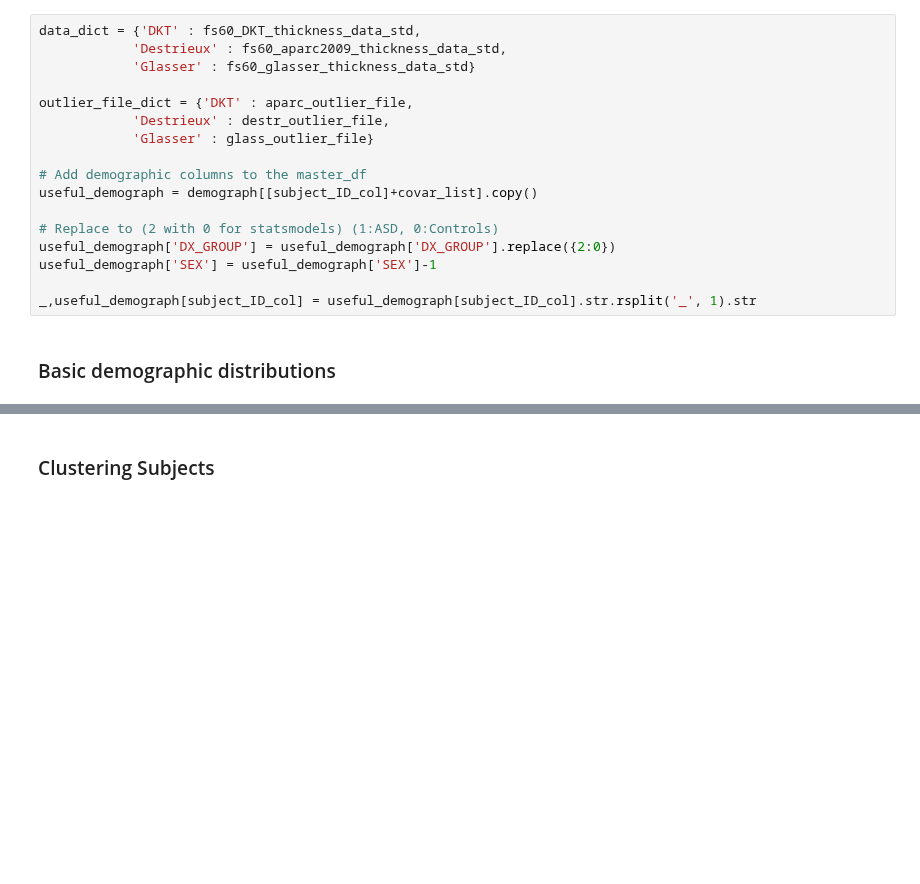
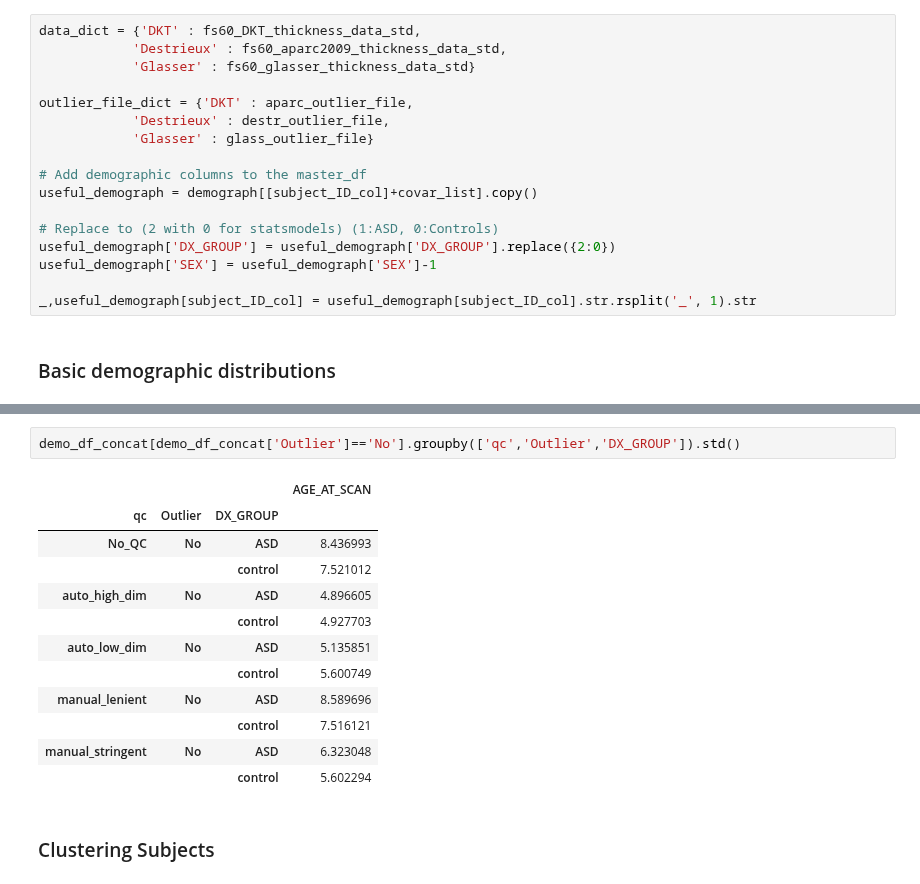
Before and after one commit to neurodatascience/compare-surf-tools, a Jupyter notebook: notebooks/run_atlas_comparisons.ipynb, the cells around one changed output, grey strips where cells are left out. Drawn from its saved outputs; the diff is of its cells as text; blank space fills up the shorter version.

```diff
--- a/notebooks/run_atlas_comparisons.ipynb
+++ b/notebooks/run_atlas_comparisons.ipynb
@@ -212,6 +212,21 @@ QC type: auto_high_dim
 Filtering based on OD_high_dim. Number subjects before filtering 1047
 Resultant number of subjects 912
 [figure]
+# %%
+demo_df_concat[demo_df_concat['Outlier']=='No'].groupby(['qc','Outlier','DX_GROUP']).std()
+# %% [output]
+|  |  |  | AGE_AT_SCAN |
+| qc | Outlier | DX_GROUP |  |
+| No_QC | No | ASD | 8.436993 |
+|  |  | control | 7.521012 |
+| auto_high_dim | No | ASD | 4.896605 |
+|  |  | control | 4.927703 |
+| auto_low_dim | No | ASD | 5.135851 |
+|  |  | control | 5.600749 |
+| manual_lenient | No | ASD | 8.589696 |
+|  |  | control | 7.516121 |
+| manual_stringent | No | ASD | 6.323048 |
+|  |  | control | 5.602294 |
 # %% [markdown]
 ### Clustering Subjects
 # %%
```
Also changed, not shown: parts of 2 cells of this notebook, 8 other files.
